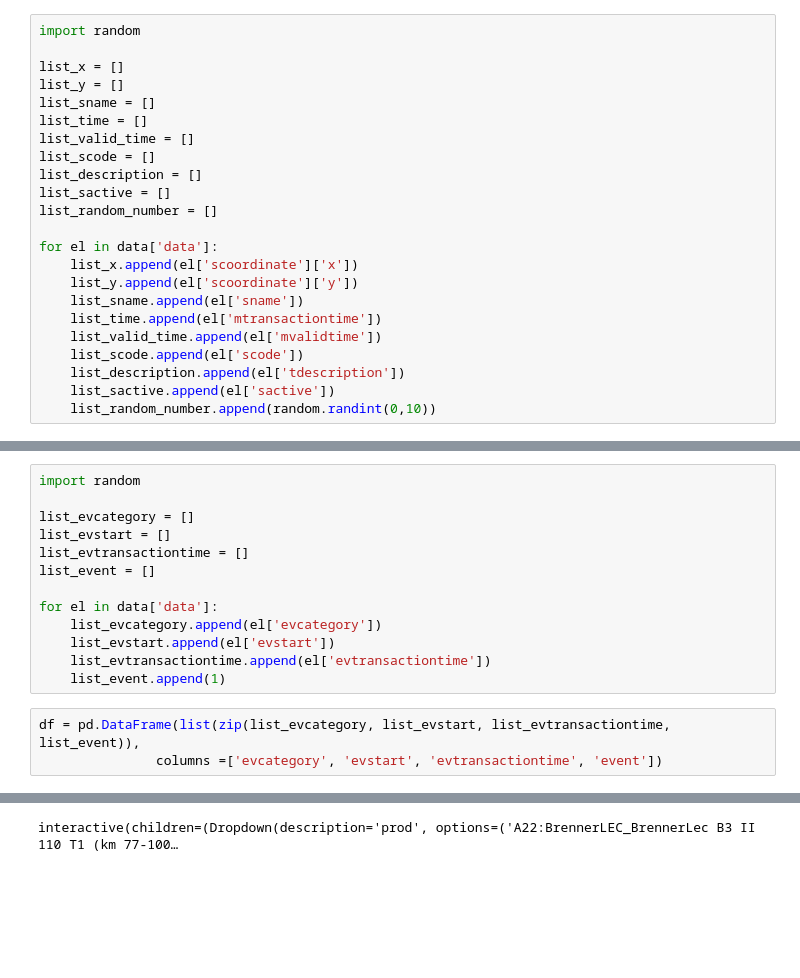
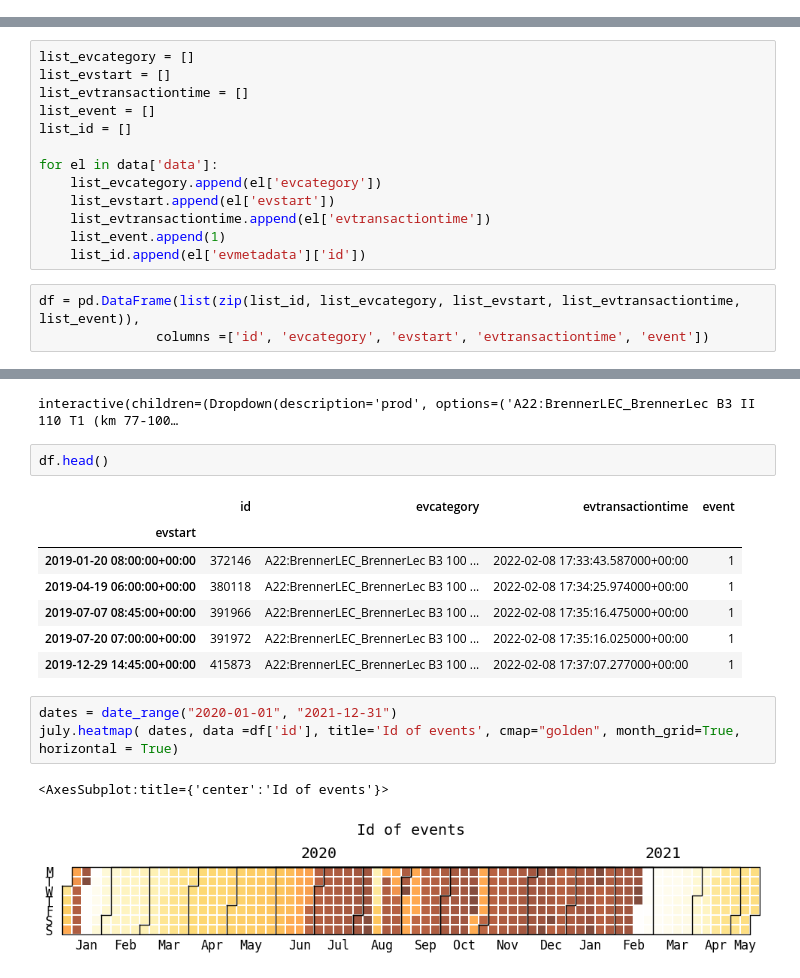
Before and after one commit to yustiks/Data_Hub_Hack, a Jupyter notebook: TimeSeriesVisualisation.ipynb, the cells around one changed output, grey strips where cells are left out. Cells and saved outputs as stored; diff of their text form; blank space fills up the shorter version.

```diff
--- a/TimeSeriesVisualisation.ipynb
+++ b/TimeSeriesVisualisation.ipynb
@@ -53,26 +53,3 @@ data = json.load(f)
 print(data['data'][0])
 # %% [output]
 {'tdescription': 'free', 'tmetadata': {}, 'tname': 'free', 'ttype': 'Instantaneous', 'tunit': '', 'mperiod': 1, 'mtransactiontime': '2020-12-07 10:00:32.295+0000', 'mvalidtime': '2022-05-21 07:59:47.0 ...
-# %%
-import random
-
-list_x = []
-list_y = []
-list_sname = []
-list_time = []
-list_valid_time = []
-list_scode = []
-list_description = []
-list_sactive = []
-list_random_number = []
-
-for el in data['data']:
-    list_x.append(el['scoordinate']['x'])
-    list_y.append(el['scoordinate']['y'])
-    list_sname.append(el['sname'])
-    list_time.append(el['mtransactiontime'])
-    list_valid_time.append(el['mvalidtime'])
-    list_scode.append(el['scode'])
-    list_description.append(el['tdescription'])
-    list_sactive.append(el['sactive'])
-    list_random_number.append(random.randint(0,10))
@@ -137,21 +84,21 @@ data['data'][0]
   'type': 'MultiPoint',
   'coordinates': [[11.10997887, 46.06492389], [11.00300422, 45.8336233]]}}
 # %%
-import random
-
 list_evcategory = []
 list_evstart = []
 list_evtransactiontime = []
 list_event = []
+list_id = []
 
 for el in data['data']:
     list_evcategory.append(el['evcategory'])
     list_evstart.append(el['evstart'])
     list_evtransactiontime.append(el['evtransactiontime'])
     list_event.append(1)
+    list_id.append(el['evmetadata']['id'])
 # %%
-df = pd.DataFrame(list(zip(list_evcategory, list_evstart, list_evtransactiontime, list_event)),
-               columns =['evcategory', 'evstart', 'evtransactiontime', 'event'])
+df = pd.DataFrame(list(zip(list_id, list_evcategory, list_evstart, list_evtransactiontime, list_event)),
+               columns =['id', 'evcategory', 'evstart', 'evtransactiontime', 'event'])
 # %%
 df['evstart'] = pd.to_datetime(df['evstart'])
 df['evtransactiontime'] = pd.to_datetime(df['evtransactiontime'])
@@ -189,3 +124,19 @@ def draw_calplot(prod):
 x = interact(draw_calplot, prod = products)
 # %% [output]
 interactive(children=(Dropdown(description='prod', options=('A22:BrennerLEC_BrennerLec B3 II 110 T1 (km 77-100…
+# %%
+df.head()
+# %% [output]
+|  | id | evcategory | evtransactiontime | event |
+| evstart |  |  |  |  |
+| 2019-01-20 08:00:00+00:00 | 372146 | A22:BrennerLEC_BrennerLec B3 100 ... | 2022-02-08 17:33:43.587000+00:00 | 1 |
+| 2019-04-19 06:00:00+00:00 | 380118 | A22:BrennerLEC_BrennerLec B3 100 ... | 2022-02-08 17:34:25.974000+00:00 | 1 |
+| 2019-07-07 08:45:00+00:00 | 391966 | A22:BrennerLEC_BrennerLec B3 100 ... | 2022-02-08 17:35:16.475000+00:00 | 1 |
+| 2019-07-20 07:00:00+00:00 | 391972 | A22:BrennerLEC_BrennerLec B3 100 ... | 2022-02-08 17:35:16.025000+00:00 | 1 |
+| 2019-12-29 14:45:00+00:00 | 415873 | A22:BrennerLEC_BrennerLec B3 100 ... | 2022-02-08 17:37:07.277000+00:00 | 1 |
+# %%
+dates = date_range("2020-01-01", "2021-12-31")
+july.heatmap( dates, data =df['id'], title='Id of events', cmap="golden", month_grid=True, horizontal = True)
+# %% [output]
+<AxesSubplot:title={'center':'Id of events'}>
+[figure, added]
```
Also changed, not shown: parts of 10 cells of this notebook.
